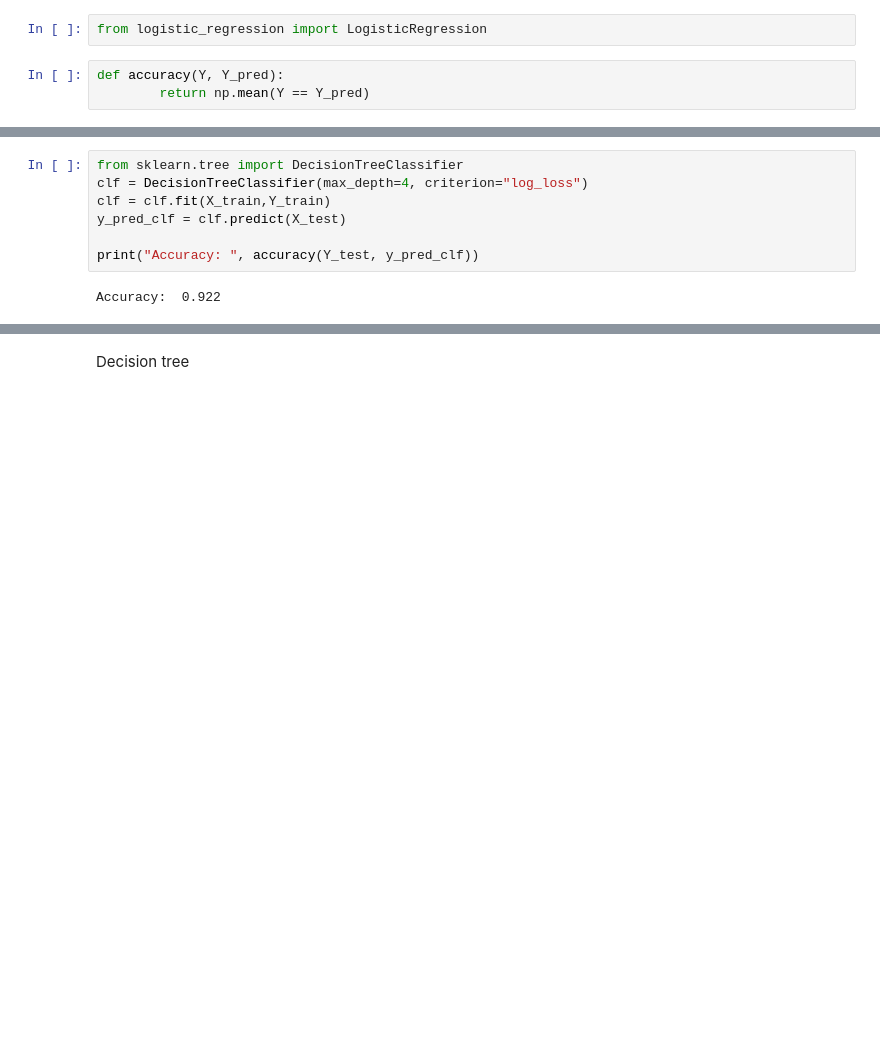
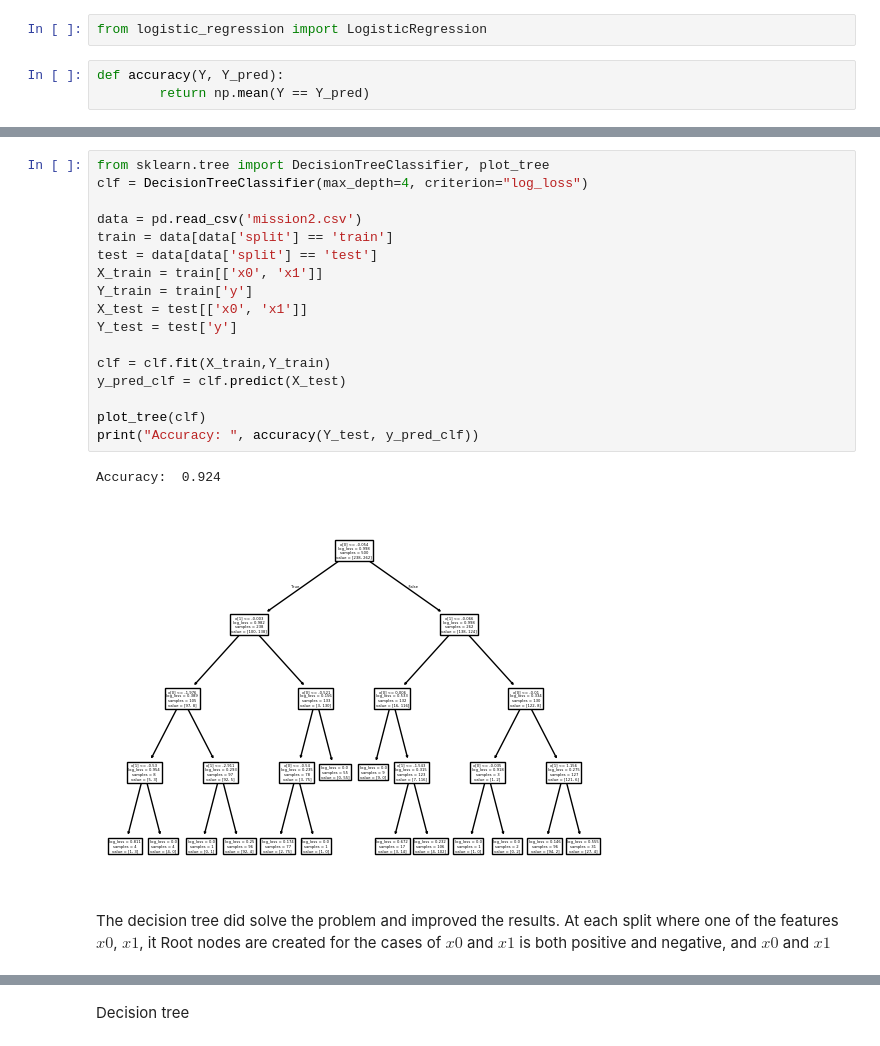
Before and after one commit to btviet/tdt4172, a Jupyter notebook: Chapter_1.ipynb, the cells around one changed output, grey strips where cells are left out. Saved outputs shown, nothing was run; the diff lists cells and outputs as text; blank space fills up the shorter version.

```diff
--- a/Chapter_1.ipynb
+++ b/Chapter_1.ipynb
@@ -187,12 +227,27 @@ Accuracy:  0.518
 # %%
-from sklearn.tree import DecisionTreeClassifier
+from sklearn.tree import DecisionTreeClassifier, plot_tree
 clf = DecisionTreeClassifier(max_depth=4, criterion="log_loss")
+
+data = pd.read_csv('mission2.csv')
+train = data[data['split'] == 'train']
+test = data[data['split'] == 'test']
+X_train = train[['x0', 'x1']]
+Y_train = train['y']
+X_test = test[['x0', 'x1']]
+Y_test = test['y']
+
 clf = clf.fit(X_train,Y_train)
 y_pred_clf = clf.predict(X_test)
 
+plot_tree(clf)
 print("Accuracy: ", accuracy(Y_test, y_pred_clf))
 # %% [output]
-Accuracy:  0.922
+Accuracy:  0.924
+[figure, added]
+# %% [markdown]
+The decision tree did solve the problem and improved the results.
+At each split where one of the features $x0$, $x1$, it
+Root nodes are created for the cases of $x0$ and $x1$ is both positive and negative, and $x0$ and $x1$
 # %%
 from sklearn.metrics import roc_curve, roc_auc_score
 fp_clf, tp_clf, threshold_clf = roc_curve(Y_test, y_pred_clf)
```
Also changed, not shown: parts of 6 cells of this notebook, 1 other file.
